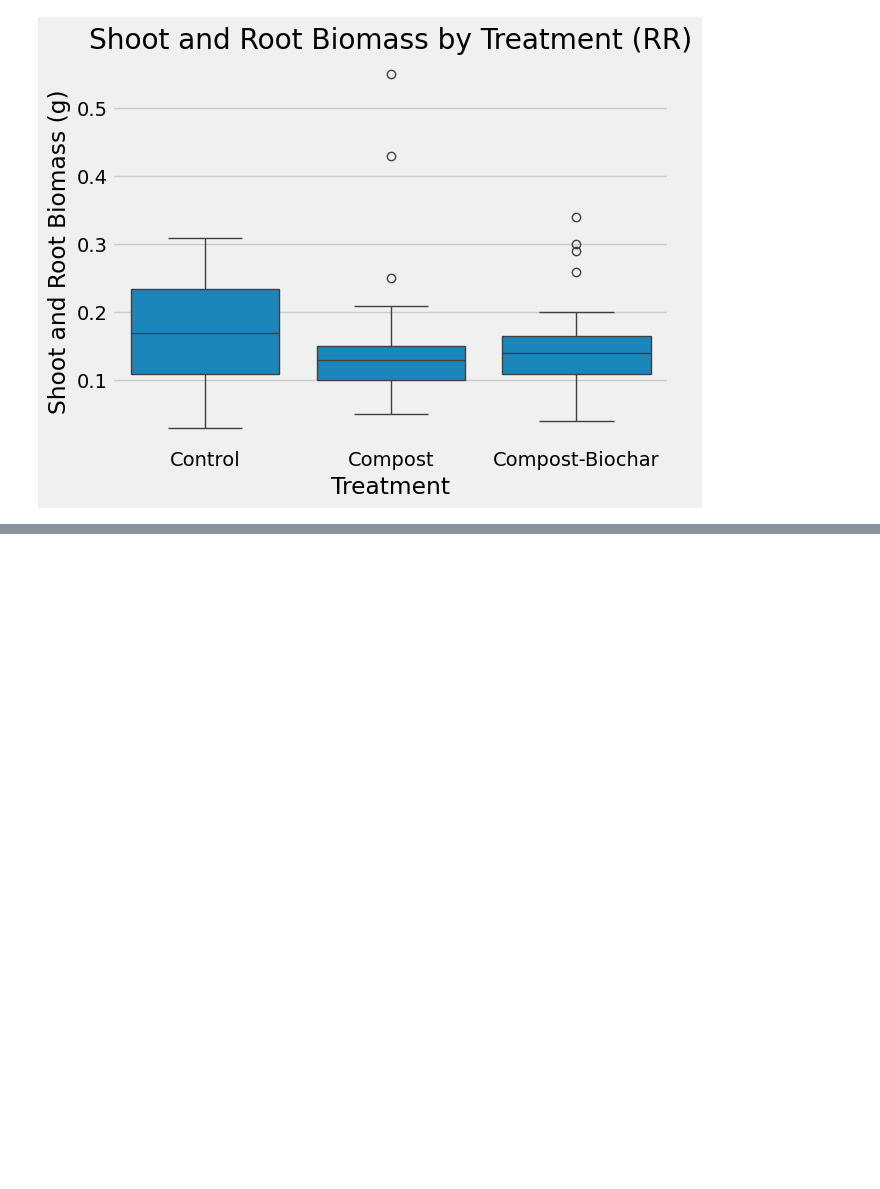
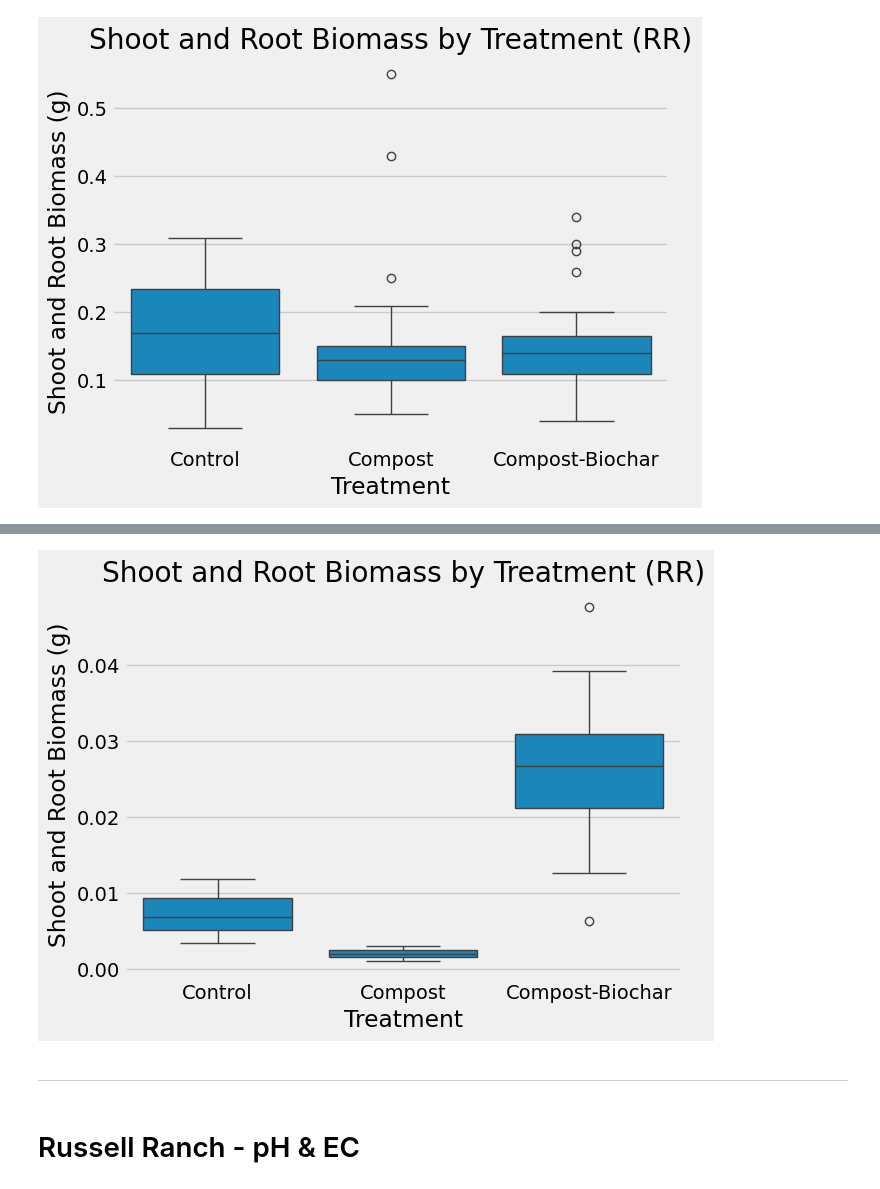
Before and after one commit to joelyreyes/senior-thesis-data-analysis, a Jupyter notebook: plant-growth-metrics/notebook.ipynb, the cells around one changed output, grey strips where cells are left out. Saved outputs shown, nothing was run; the diff lists cells and outputs as text; code cells hidden in the pictures; blank space fills up the shorter version.

```diff
--- a/plant-growth-metrics/notebook.ipynb
+++ b/plant-growth-metrics/notebook.ipynb
@@ -257,0 +409,12 @@ plt.show()
+# %%
+sns.boxplot(x='treatment', y='shoot_root_biomass_g', data=Man_normalized_df)
+plt.title('Shoot and Root Biomass by Treatment (RR)')
+plt.xlabel('Treatment')
+plt.ylabel('Shoot and Root Biomass (g)')
+plt.show()
+# %% [output]
+[figure, added]
+# %% [markdown]
+--------
+# %% [markdown]
+# Russell Ranch - pH & EC
```
Also changed, not shown: parts of 30 cells of this notebook, 1 other file.
